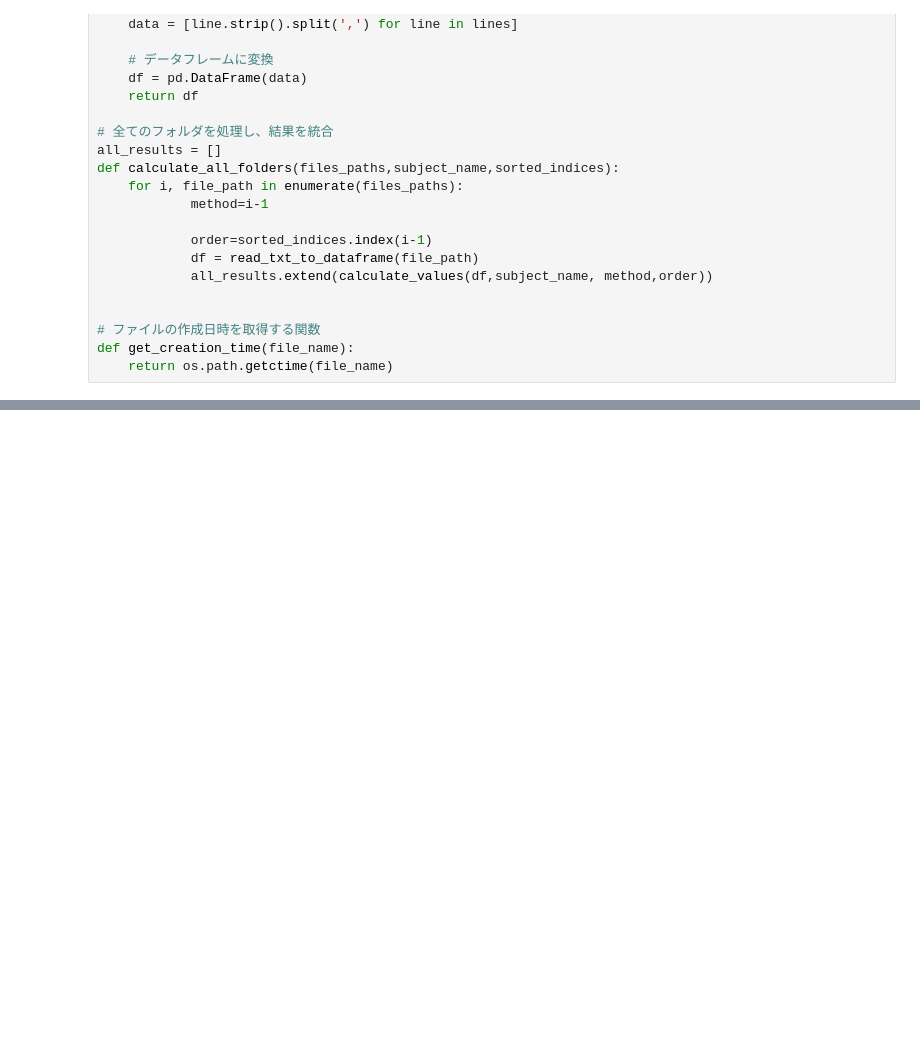
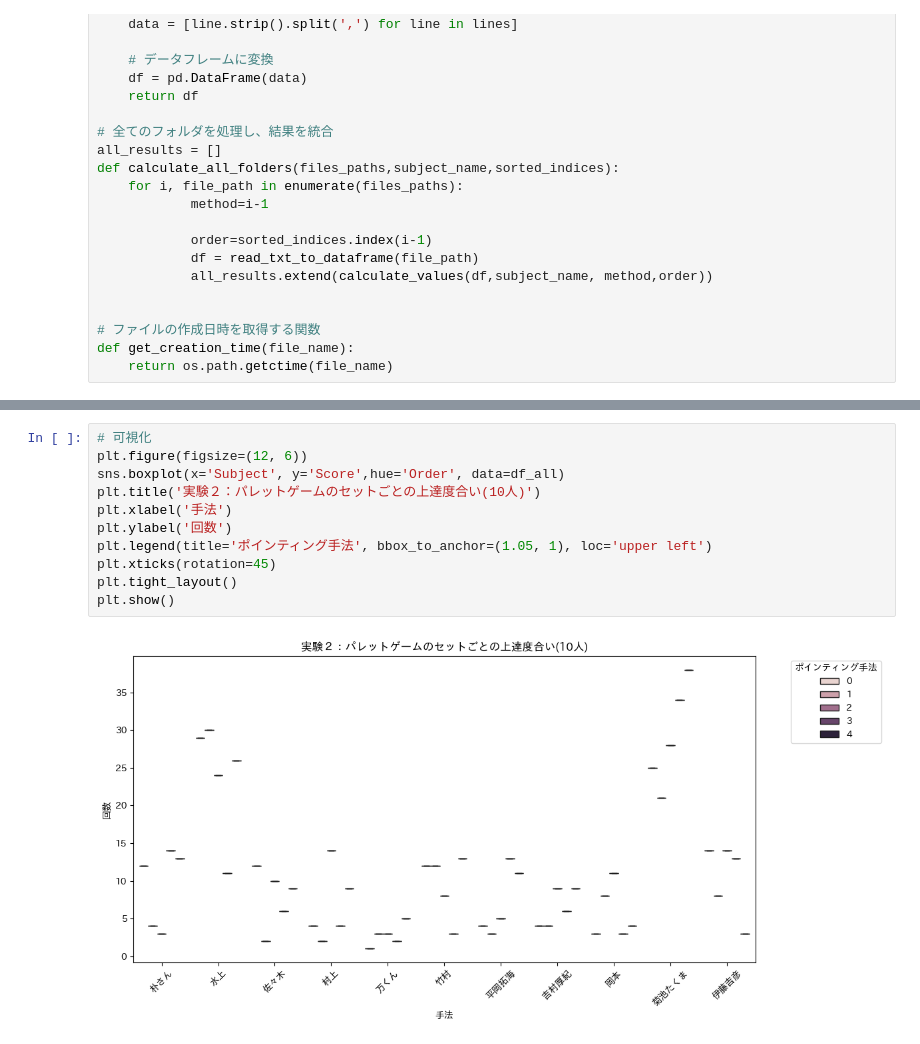
Before and after one commit to takaharayota531/poster-exp-analysis, a Jupyter notebook: data_analysis2/main-exp2.ipynb, the cells around one changed output, grey strips where cells are left out. Cells and saved outputs as stored; diff of their text form; blank space fills up the shorter version.

```diff
--- a/data_analysis2/main-exp2.ipynb
+++ b/data_analysis2/main-exp2.ipynb
@@ -152,0 +153,13 @@ plt.show()
+# %%
+# 可視化
+plt.figure(figsize=(12, 6))
+sns.boxplot(x='Subject', y='Score',hue='Order', data=df_all)
+plt.title('実験２：パレットゲームのセットごとの上達度合い(10人)')
+plt.xlabel('手法')
+plt.ylabel('回数')
+plt.legend(title='ポインティング手法', bbox_to_anchor=(1.05, 1), loc='upper left')
+plt.xticks(rotation=45)
+plt.tight_layout()
+plt.show()
+# %% [output]
+[figure, added]
```
Also changed, not shown: parts of 3 cells of this notebook, 5 other files.
